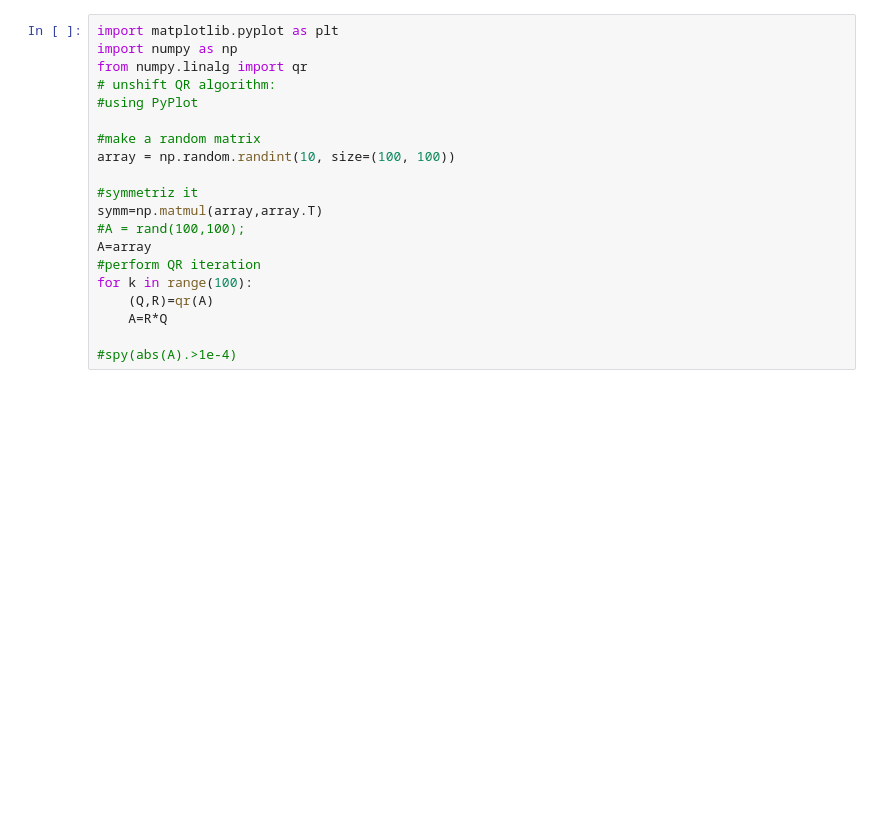
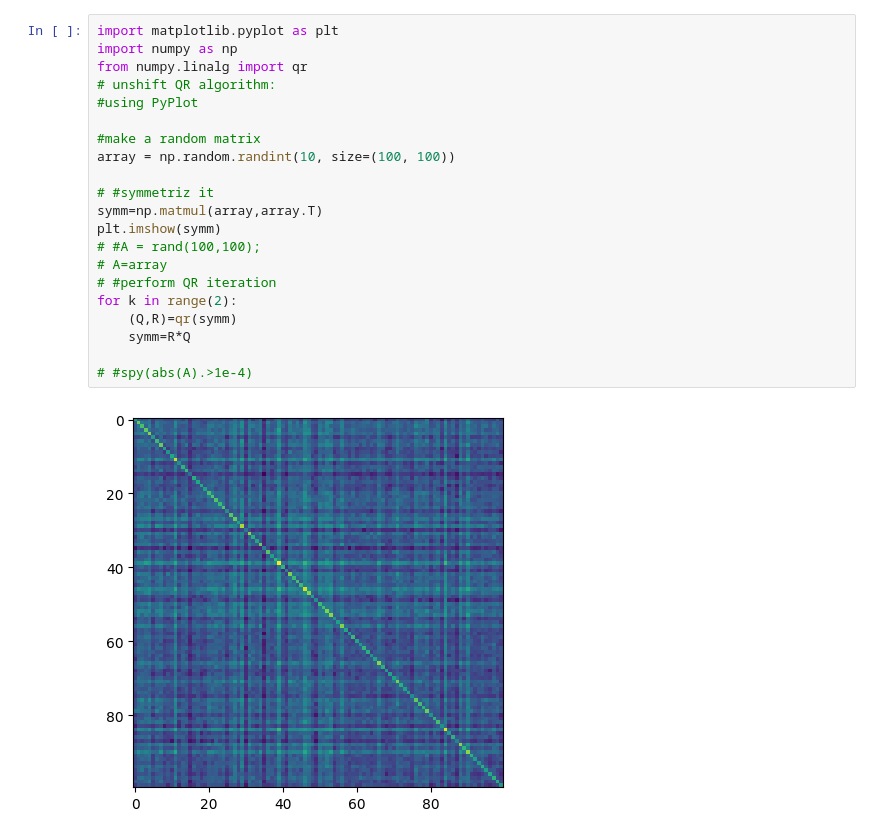
Before and after one commit to dgrin1/p304_2024_examples, a Jupyter notebook: qr.ipynb, the cells around one changed output. Drawn from its saved outputs; the diff is of its cells as text; blank space fills up the shorter version.

```diff
--- a/qr.ipynb
+++ b/qr.ipynb
@@ -1,22 +1,25 @@
 # %%
 import matplotlib.pyplot as plt
 import numpy as np
 from numpy.linalg import qr
 # unshift QR algorithm:
 #using PyPlot
 
 #make a random matrix
 array = np.random.randint(10, size=(100, 100))
 
-#symmetriz it
+# #symmetriz it
 symm=np.matmul(array,array.T)
-#A = rand(100,100);
-A=array
-#perform QR iteration
-for k in range(100):
-    (Q,R)=qr(A)
-    A=R*Q
+plt.imshow(symm)
+# #A = rand(100,100);
+# A=array
+# #perform QR iteration
+for k in range(2):
+    (Q,R)=qr(symm)
+    symm=R*Q
 
-#spy(abs(A).>1e-4)
+# #spy(abs(A).>1e-4)
+# %% [output]
+[figure, added]
 # %%
 #plot it
```
Also changed, not shown: parts of 1 cell of this notebook, 1 other file.
